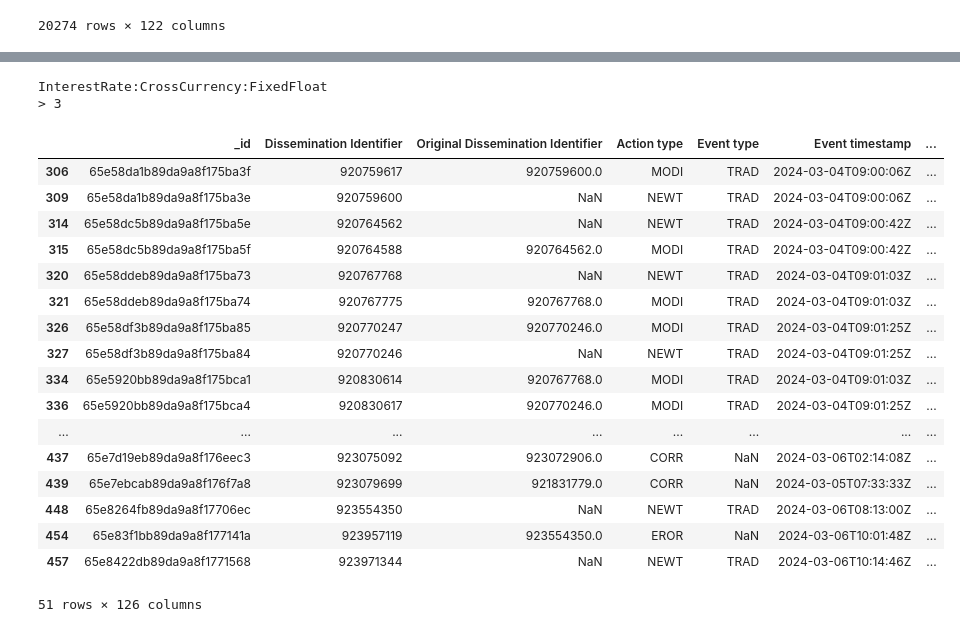
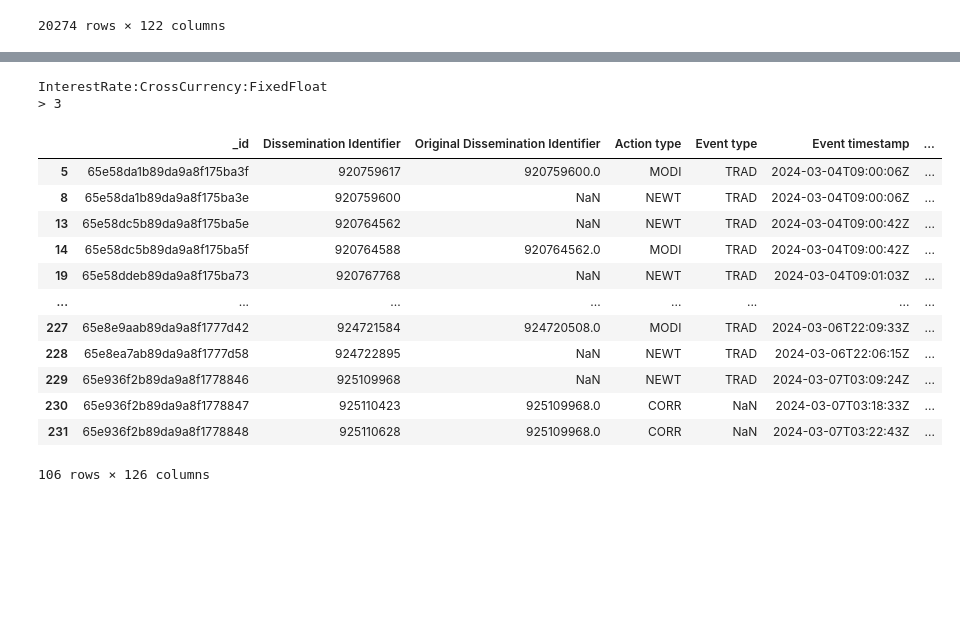
Before and after one commit to Mehedi24434/sdrpy, a Jupyter notebook: test.ipynb, the cells around one changed output, grey strips where cells are left out. Cells and saved outputs as stored; diff of their text form; code cells hidden in the pictures; blank space fills up the shorter version.

```diff
--- a/test.ipynb
+++ b/test.ipynb
@@ -38,26 +38,21 @@ df
 # %%
 from sdrpy.filters.filter_functions import get_trades
-df1 =  get_trades (df,product="xccy",product_type="FixedFloat",date_range="-3d")
+df1 =  get_trades (product="xccy",product_type="FixedFloat",date_range="-3d")
 df1
 # %% [output]
 InterestRate:CrossCurrency:FixedFloat
 > 3
 |  | _id | Dissemination Identifier | Original Dissemination Identifier | Action type | Event type | Event timestamp | ... |
-| 306 | 65e58da1b89da9a8f175ba3f | 920759617 | 920759600.0 | MODI | TRAD | 2024-03-04T09:00:06Z | ... |
-| 309 | 65e58da1b89da9a8f175ba3e | 920759600 | NaN | NEWT | TRAD | 2024-03-04T09:00:06Z | ... |
-| 314 | 65e58dc5b89da9a8f175ba5e | 920764562 | NaN | NEWT | TRAD | 2024-03-04T09:00:42Z | ... |
-| 315 | 65e58dc5b89da9a8f175ba5f | 920764588 | 920764562.0 | MODI | TRAD | 2024-03-04T09:00:42Z | ... |
-| 320 | 65e58ddeb89da9a8f175ba73 | 920767768 | NaN | NEWT | TRAD | 2024-03-04T09:01:03Z | ... |
-| 321 | 65e58ddeb89da9a8f175ba74 | 920767775 | 920767768.0 | MODI | TRAD | 2024-03-04T09:01:03Z | ... |
-| 326 | 65e58df3b89da9a8f175ba85 | 920770247 | 920770246.0 | MODI | TRAD | 2024-03-04T09:01:25Z | ... |
-| 327 | 65e58df3b89da9a8f175ba84 | 920770246 | NaN | NEWT | TRAD | 2024-03-04T09:01:25Z | ... |
-| 334 | 65e5920bb89da9a8f175bca1 | 920830614 | 920767768.0 | MODI | TRAD | 2024-03-04T09:01:03Z | ... |
-| 336 | 65e5920bb89da9a8f175bca4 | 920830617 | 920770246.0 | MODI | TRAD | 2024-03-04T09:01:25Z | ... |
+| 5 | 65e58da1b89da9a8f175ba3f | 920759617 | 920759600.0 | MODI | TRAD | 2024-03-04T09:00:06Z | ... |
+| 8 | 65e58da1b89da9a8f175ba3e | 920759600 | NaN | NEWT | TRAD | 2024-03-04T09:00:06Z | ... |
+| 13 | 65e58dc5b89da9a8f175ba5e | 920764562 | NaN | NEWT | TRAD | 2024-03-04T09:00:42Z | ... |
+| 14 | 65e58dc5b89da9a8f175ba5f | 920764588 | 920764562.0 | MODI | TRAD | 2024-03-04T09:00:42Z | ... |
+| 19 | 65e58ddeb89da9a8f175ba73 | 920767768 | NaN | NEWT | TRAD | 2024-03-04T09:01:03Z | ... |
 | ... | ... | ... | ... | ... | ... | ... | ... |
-| 437 | 65e7d19eb89da9a8f176eec3 | 923075092 | 923072906.0 | CORR | NaN | 2024-03-06T02:14:08Z | ... |
-| 439 | 65e7ebcab89da9a8f176f7a8 | 923079699 | 921831779.0 | CORR | NaN | 2024-03-05T07:33:33Z | ... |
-| 448 | 65e8264fb89da9a8f17706ec | 923554350 | NaN | NEWT | TRAD | 2024-03-06T08:13:00Z | ... |
-| 454 | 65e83f1bb89da9a8f177141a | 923957119 | 923554350.0 | EROR | NaN | 2024-03-06T10:01:48Z | ... |
-| 457 | 65e8422db89da9a8f1771568 | 923971344 | NaN | NEWT | TRAD | 2024-03-06T10:14:46Z | ... |
+| 227 | 65e8e9aab89da9a8f1777d42 | 924721584 | 924720508.0 | MODI | TRAD | 2024-03-06T22:09:33Z | ... |
+| 228 | 65e8ea7ab89da9a8f1777d58 | 924722895 | NaN | NEWT | TRAD | 2024-03-06T22:06:15Z | ... |
+| 229 | 65e936f2b89da9a8f1778846 | 925109968 | NaN | NEWT | TRAD | 2024-03-07T03:09:24Z | ... |
+| 230 | 65e936f2b89da9a8f1778847 | 925110423 | 925109968.0 | CORR | NaN | 2024-03-07T03:18:33Z | ... |
+| 231 | 65e936f2b89da9a8f1778848 | 925110628 | 925109968.0 | CORR | NaN | 2024-03-07T03:22:43Z | ... |
-51 rows × 126 columns
+106 rows × 126 columns
 # %%
```
Also changed, not shown: parts of 5 cells of this notebook, 1 other file.
